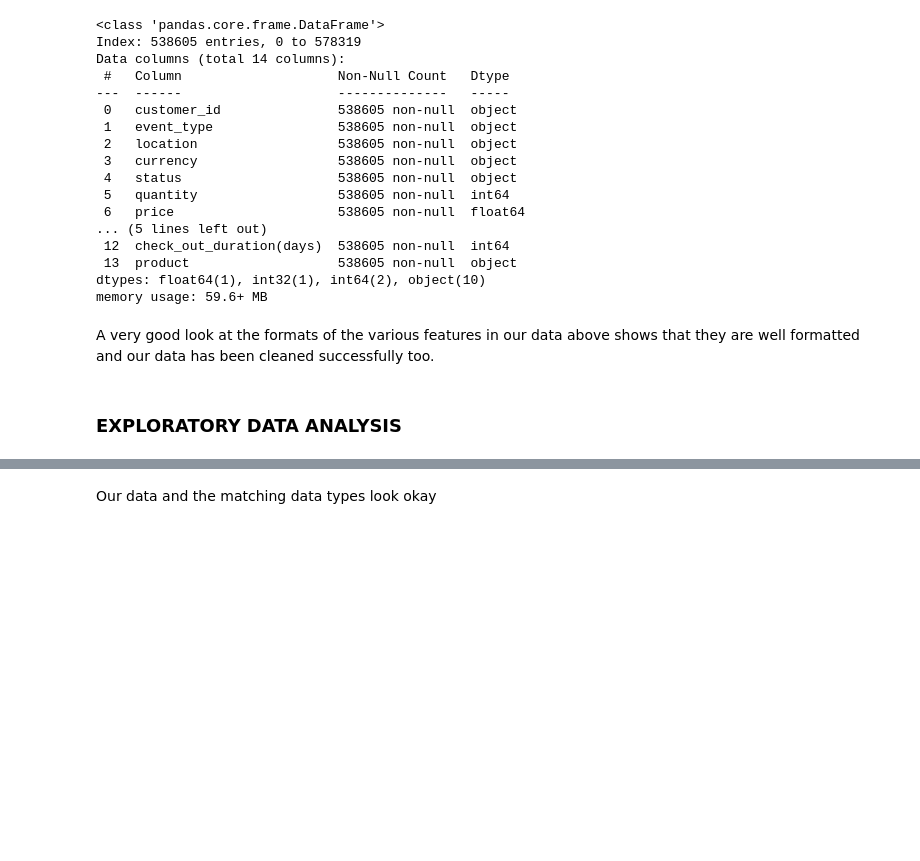
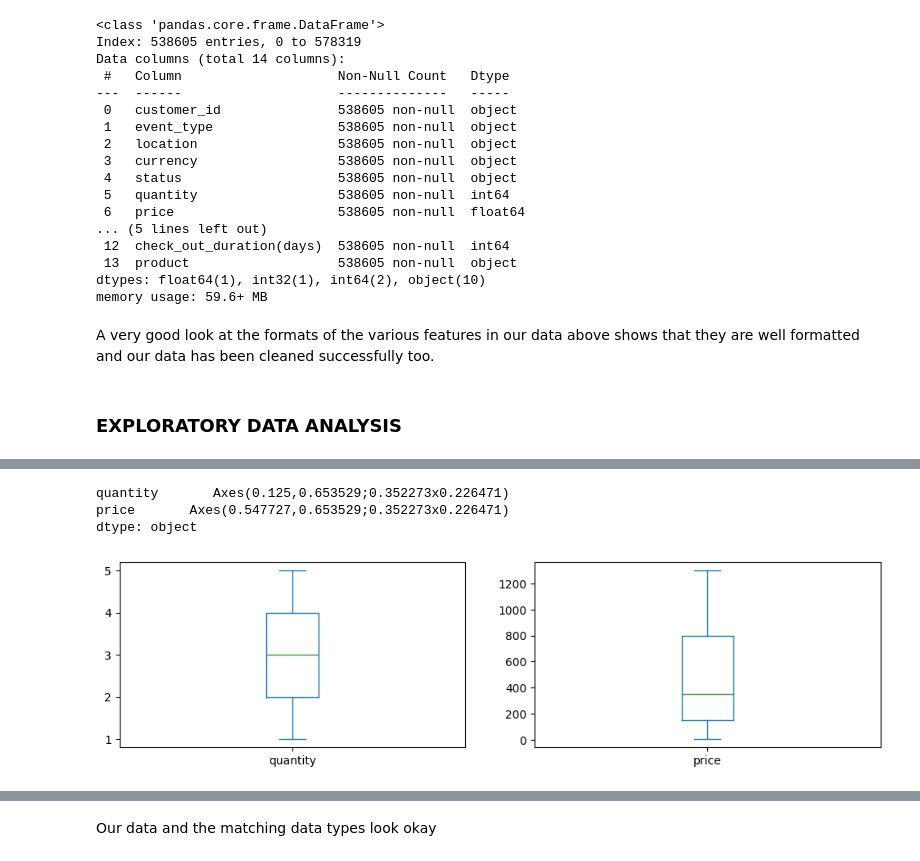
Before and after one commit to Sunday-Oladokun/ShopSmart-Inc.-E-commerce-Data-Analysis-Project, a Jupyter notebook: Project_2nd Semester.ipynb, the cells around one changed output, grey strips where cells are left out. Drawn from its saved outputs; the diff is of its cells as text; code cells hidden in the pictures; blank space fills up the shorter version.

```diff
--- a/Project_2nd Semester.ipynb
+++ b/Project_2nd Semester.ipynb
@@ -621,0 +791,9 @@ clean_data3.head()
+# %%
+# Check for outliers in quantity and price using density plot
+features = ['quantity', 'price']
+clean_data3[features].plot(kind='box', subplots=True, layout=(3, 2), sharex=False, figsize=(12, 10))
+# %% [output]
+quantity       Axes(0.125,0.653529;0.352273x0.226471)
+price       Axes(0.547727,0.653529;0.352273x0.226471)
+dtype: object
+[figure, added]
```
Also changed, not shown: parts of 21 cells of this notebook.
